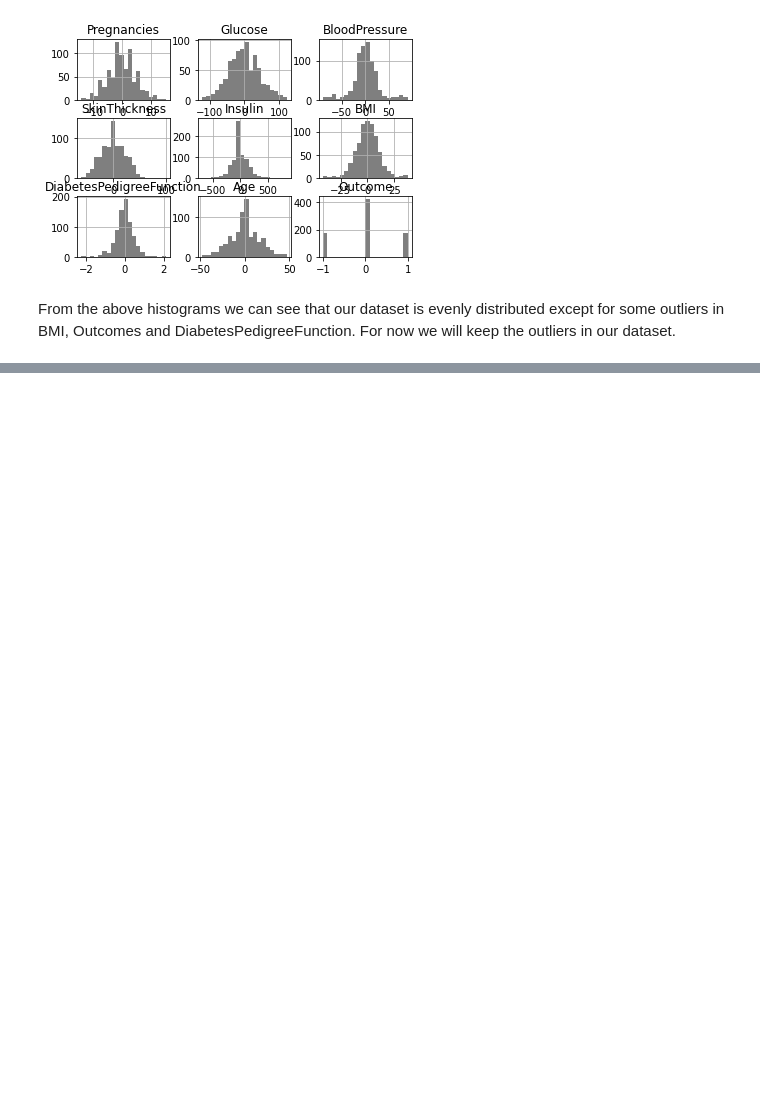
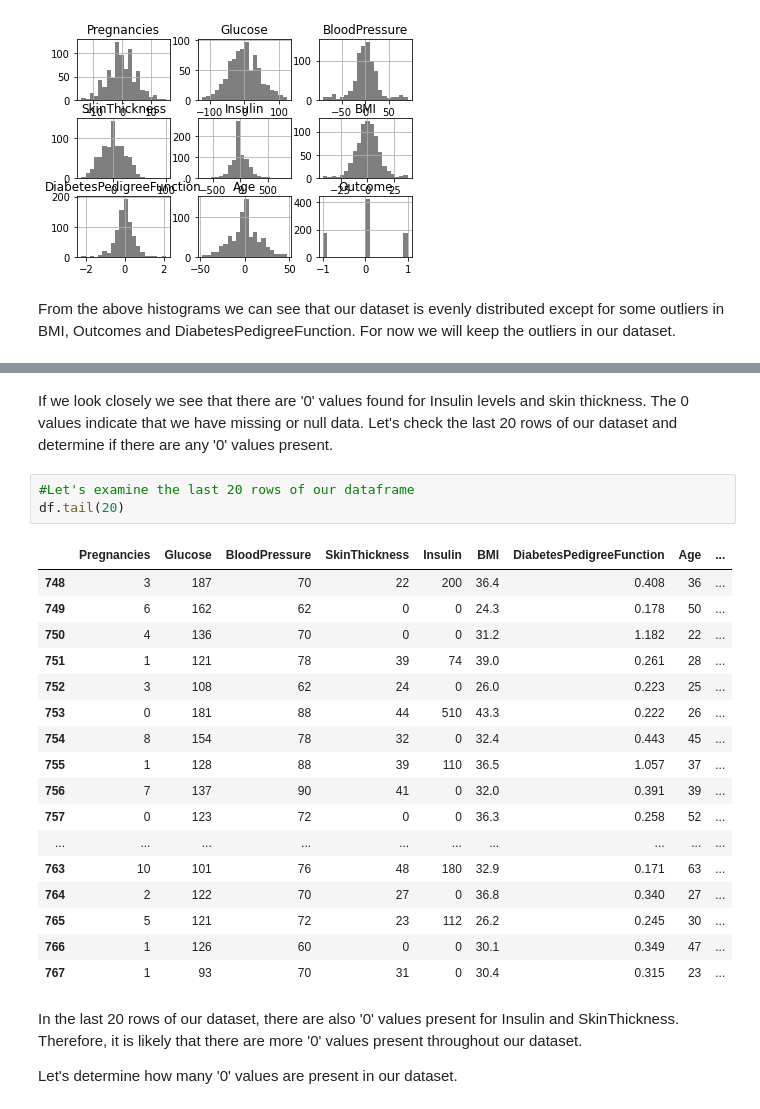
Before and after one commit to rh-aiservices-bu/diabetes-pytorch-model, a Jupyter notebook: 01-eda.ipynb, the cells around one changed output, grey strips where cells are left out. Drawn from its saved outputs; the diff is of its cells as text; blank space fills up the shorter version.

```diff
--- a/01-eda.ipynb
+++ b/01-eda.ipynb
@@ -120,0 +129,27 @@ From the above histograms we can see that our dataset is evenly distributed exce
+# %% [markdown]
+If we look closely we see that there are '0' values found for Insulin levels and skin thickness.  The 0 values indicate that we have missing or null data.  Let's check the last 20 rows of our dataset and determine if there are any '0' values present.
+# %%
+#Let's examine the last 20 rows of our dataframe
+df.tail(20)
+# %% [output]
+|  | Pregnancies | Glucose | BloodPressure | SkinThickness | Insulin | BMI | DiabetesPedigreeFunction | Age | ... |
+| 748 | 3 | 187 | 70 | 22 | 200 | 36.4 | 0.408 | 36 | ... |
+| 749 | 6 | 162 | 62 | 0 | 0 | 24.3 | 0.178 | 50 | ... |
+| 750 | 4 | 136 | 70 | 0 | 0 | 31.2 | 1.182 | 22 | ... |
+| 751 | 1 | 121 | 78 | 39 | 74 | 39.0 | 0.261 | 28 | ... |
+| 752 | 3 | 108 | 62 | 24 | 0 | 26.0 | 0.223 | 25 | ... |
+| 753 | 0 | 181 | 88 | 44 | 510 | 43.3 | 0.222 | 26 | ... |
+| 754 | 8 | 154 | 78 | 32 | 0 | 32.4 | 0.443 | 45 | ... |
+| 755 | 1 | 128 | 88 | 39 | 110 | 36.5 | 1.057 | 37 | ... |
+| 756 | 7 | 137 | 90 | 41 | 0 | 32.0 | 0.391 | 39 | ... |
+| 757 | 0 | 123 | 72 | 0 | 0 | 36.3 | 0.258 | 52 | ... |
+| ... | ... | ... | ... | ... | ... | ... | ... | ... | ... |
+| 763 | 10 | 101 | 76 | 48 | 180 | 32.9 | 0.171 | 63 | ... |
+| 764 | 2 | 122 | 70 | 27 | 0 | 36.8 | 0.340 | 27 | ... |
+| 765 | 5 | 121 | 72 | 23 | 112 | 26.2 | 0.245 | 30 | ... |
+| 766 | 1 | 126 | 60 | 0 | 0 | 30.1 | 0.349 | 47 | ... |
+| 767 | 1 | 93 | 70 | 31 | 0 | 30.4 | 0.315 | 23 | ... |
+# %% [markdown]
+In the last 20 rows of our dataset, there are also '0' values present for Insulin and SkinThickness.  Therefore, it is likely that there are more '0' values present throughout our dataset.
+
+Let's determine how many '0' values are present in our dataset.
```
Also changed, not shown: parts of 14 cells of this notebook, 1 other file.
